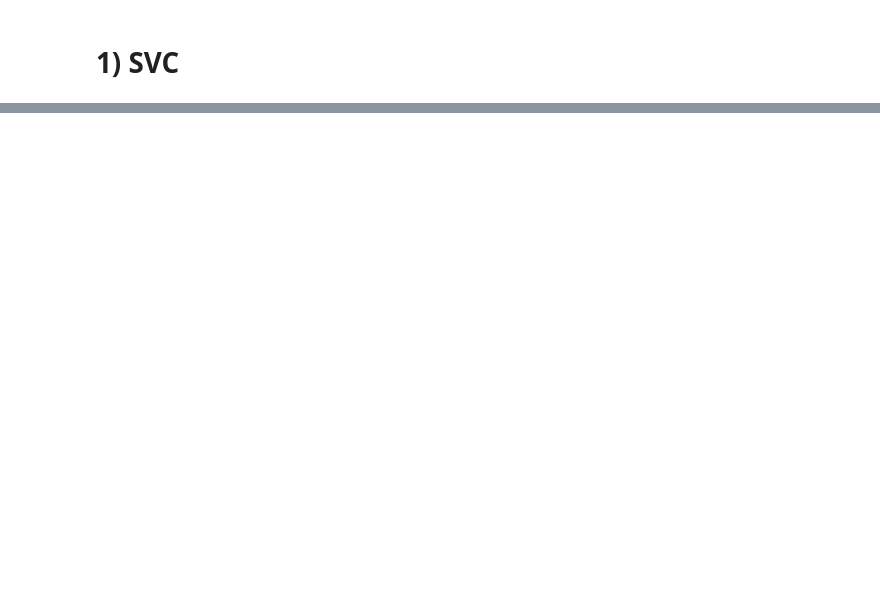
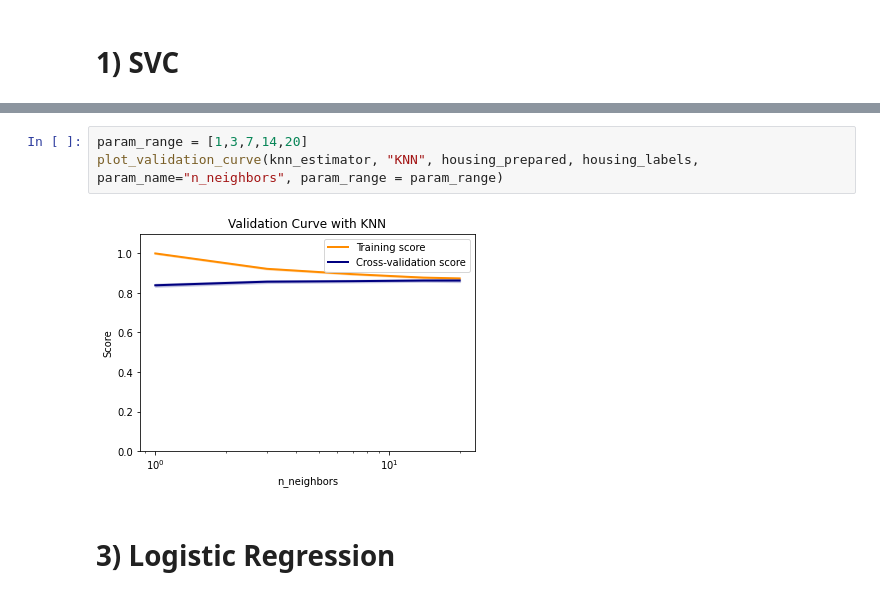
Before and after one commit to trungphan9x/ML_project1, a Jupyter notebook: trung_colab.ipynb, the cells around one changed output, grey strips where cells are left out. Cells and saved outputs as stored; diff of their text form; blank space fills up the shorter version.

```diff
--- a/trung_colab.ipynb
+++ b/trung_colab.ipynb
@@ -572,0 +593,7 @@ plot_validation_curve(svc_estimator, "SVC", housing_prepared, housing_labels, pa
+# %%
+param_range = [1,3,7,14,20]
+plot_validation_curve(knn_estimator, "KNN", housing_prepared, housing_labels, param_name="n_neighbors", param_range = param_range)
+# %% [output]
+[figure, added]
+# %% [markdown]
+# 3) Logistic Regression
```
Also changed, not shown: parts of 23 cells of this notebook.
